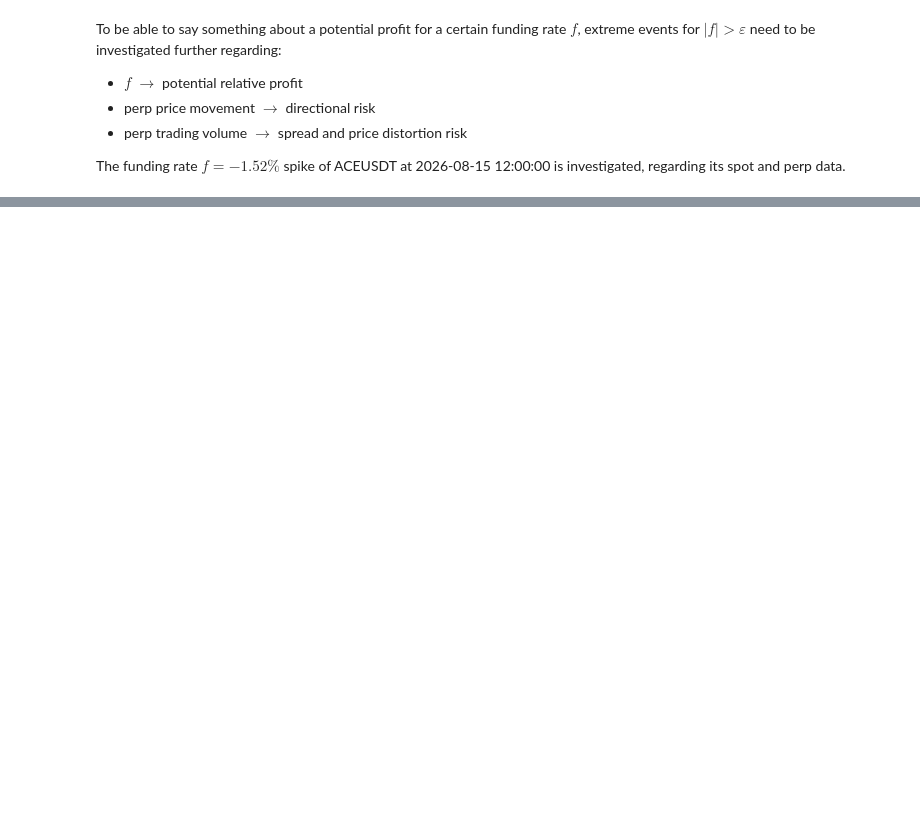
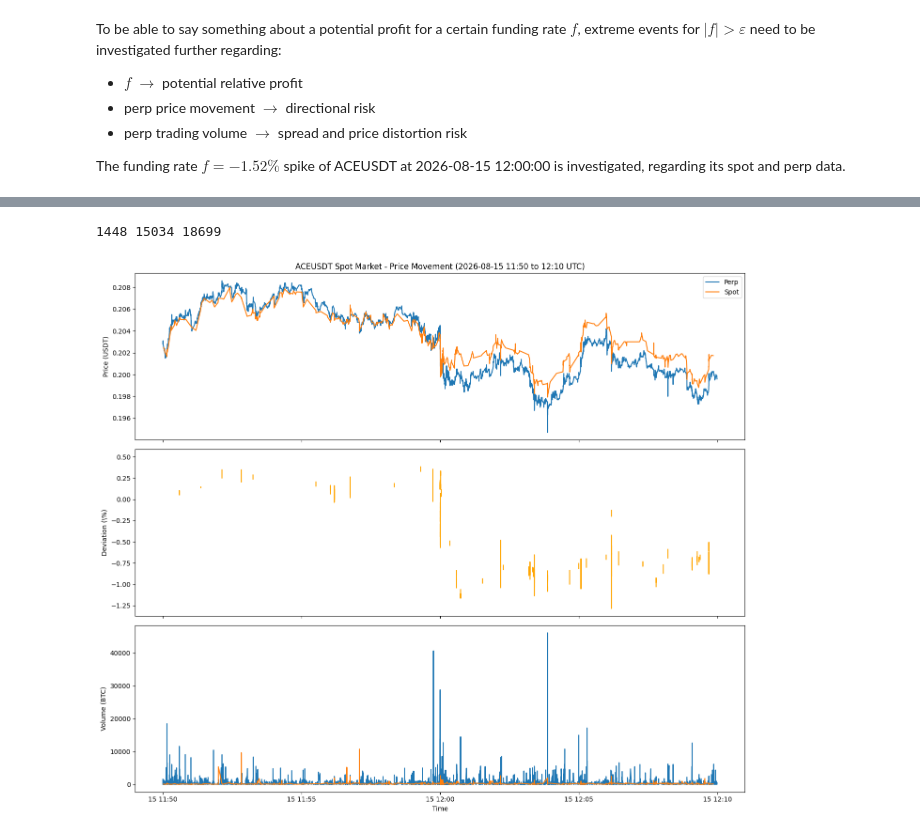
Before and after one commit to ettoreeder/CryptoFundingRateSnipe, a Jupyter notebook: research.ipynb, the cells around one changed output, grey strips where cells are left out. Drawn from its saved outputs; the diff is of its cells as text; code cells hidden in the pictures; blank space fills up the shorter version.

```diff
--- a/research.ipynb
+++ b/research.ipynb
@@ -300,0 +187,29 @@ Futures history-candles failed for ACEUSDT: 400 Client Error: Bad Request for ur
+# %%
+deviation = (1-df["price"]/df_futures["price"])*100
+
+print(len(df), len(df_futures), len(deviation))
+
+# Visualize the spot market data with OHLCV bars
+fig, (ax1, ax2, ax3) = plt.subplots(3, 1, figsize=(14, 12), sharex=True)
+
+# Plot candlestick chart
+ax1.plot(df_futures.index, df_futures["price"], label='Perp')
+ax1.plot(df.index, df["price"], label='Spot')
+ax1.set_ylabel('Price (USDT)')
+ax1.set_title(f'{symbol} Spot Market - Price Movement (2026-08-15 11:50 to 12:10 UTC)')
+ax1.legend()
+
+ax2.plot(deviation.index, deviation, label='Deviation', color='orange')
+ax2.set_ylabel('Deviation (\\%)')
+
+# Plot trading volume
+ax3.plot(df_futures.index, df_futures["size"], label='Perp')
+ax3.plot(df.index, df["size"], label='Spot')
+ax3.set_xlabel('Time')
+ax3.set_ylabel('Volume (BTC)')
+
+plt.tight_layout()
+plt.show()
+# %% [output]
+1448 15034 18699
+[figure, added]
```
Also changed, not shown: parts of 4 cells of this notebook.
